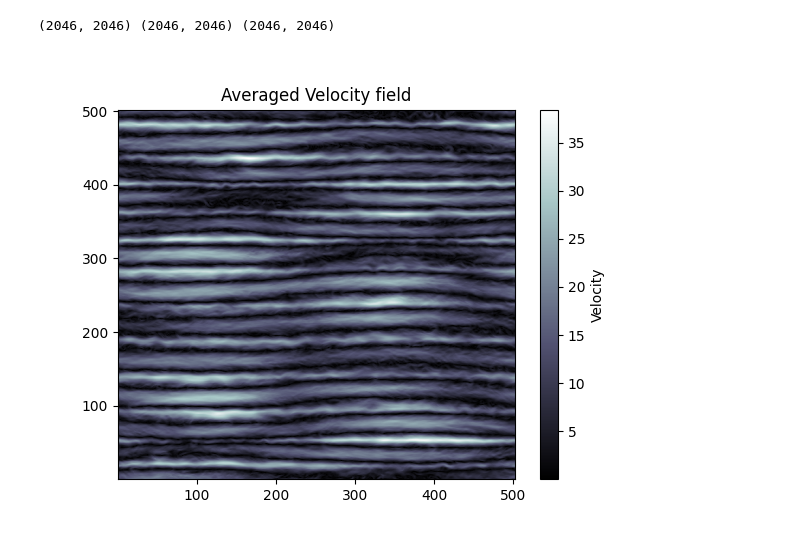
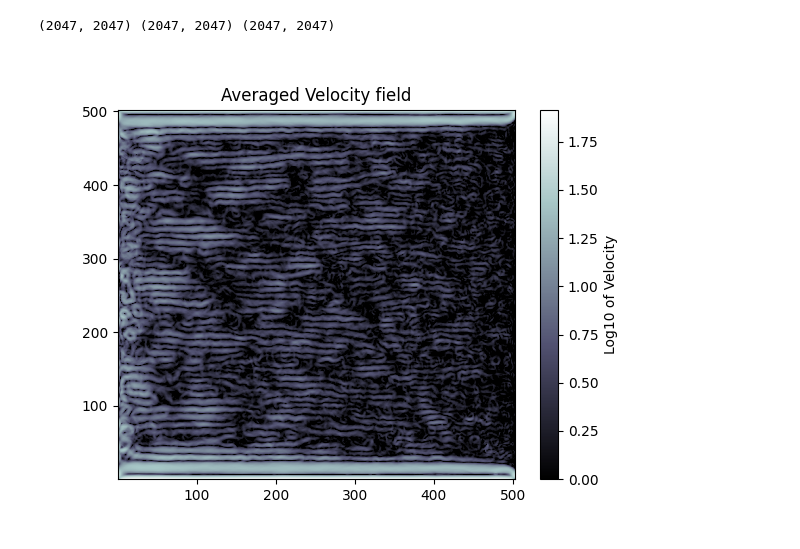
Before and after one commit to LennardMiller/Stage_M2, a Jupyter notebook: Velocity_calc.ipynb, the cells around one changed output. Drawn from its saved outputs; the diff is of its cells as text; code cells hidden in the pictures.

```diff
--- a/Velocity_calc.ipynb
+++ b/Velocity_calc.ipynb
@@ -92,39 +92,47 @@ shape of psi: (145, 2048, 2048)
 # %%
 # Plotting the mean velocity field
-time_start = 100
+time_start = 0
 
 # Ensure psi_data is a dask array and rechunk if necessary
 psi_data = psi[time_start:, :, :]
 psi_data = psi_data.rechunk((1, 512, 512))
 dx = x[-1] / x.shape[0]
 dy = y[-1] / y.shape[0]
 
 Lx = x[-1]  # Length of the domain
 Ly = y[-1]  # Width of the domain
 
 X, Y = np.meshgrid(x[1:-1], y[1:-1])
 
 # Function to calculate velocity using dask
 def calc_uv_dask(psi_chunk, dx, bc_fac):
     u = da.zeros_like(psi_chunk)
     v = da.zeros_like(psi_chunk)
 
     u = -(psi_chunk[:, 2:, 1:-1] - psi_chunk[:, :-2, 1:-1]) / (2 * dx)
     v = (psi_chunk[:, 1:-1, 2:] - psi_chunk[:, 1:-1, :-2]) / (2 * dx)
 
     return u, v
 
 u, v = calc_uv_dask(psi_data, dx, bc_fac=bc_fac)
 u_mean = u.mean(axis=0)
 v_mean = v.mean(axis=0)
 U = da.sqrt(u_mean**2 + v_mean**2).compute()
+
+U_log = np.log10(U + 1e-5)  # Adding a small value to avoid log(0)
+
+
+
 print(np.shape(U),np.shape(X),np.shape(Y))
 plt.figure()
-plt.pcolormesh(X, Y, U, shading='auto', cmap='bone')
+#plt.pcolormesh(X, Y, U, shading='auto', cmap='bone',vmax=60)
+# Plotting with a colormap that emphasizes contrast
+plt.pcolormesh(X, Y, U_log, shading='auto', cmap='bone', vmin=0, vmax=np.max(U_log))
 plt.title(f'Averaged Velocity field')
-plt.colorbar(label='Velocity')
+
+plt.colorbar(label='Log10 of Velocity')
 plt.savefig(f'./figures/Velocity/Velocity_field_{simu_name}.png')
 plt.show()
 # %% [output]
-(2046, 2046) (2046, 2046) (2046, 2046)
+(2047, 2047) (2047, 2047) (2047, 2047)
-[figure, old version]
+[figure, new version]
```
Also changed, not shown: parts of 1 cell of this notebook, 21 other files.
